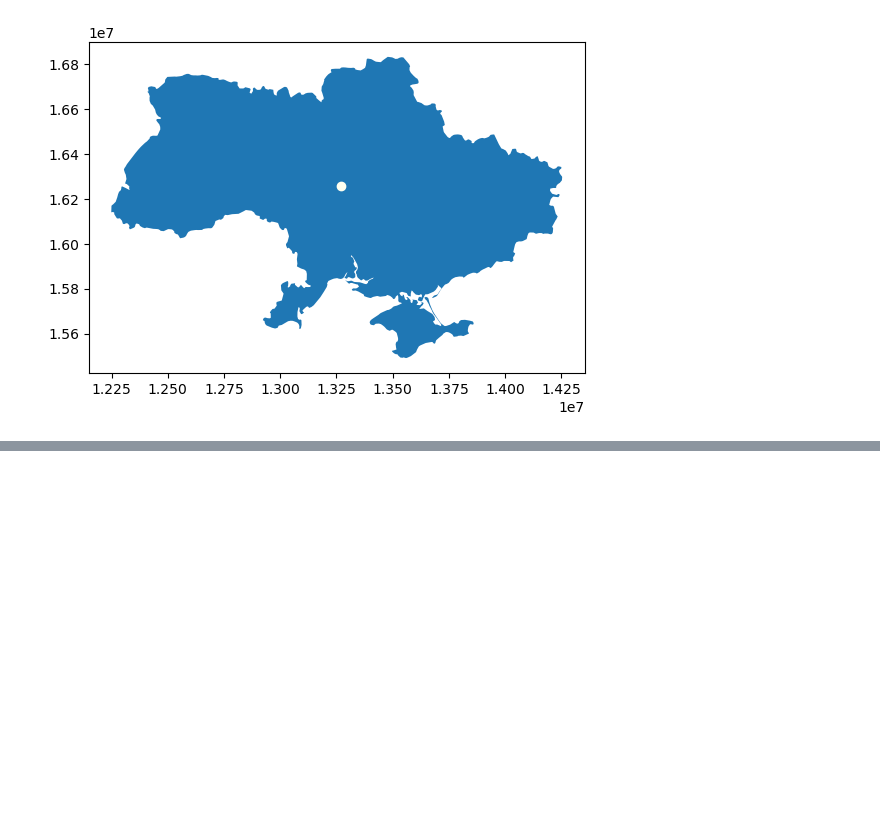
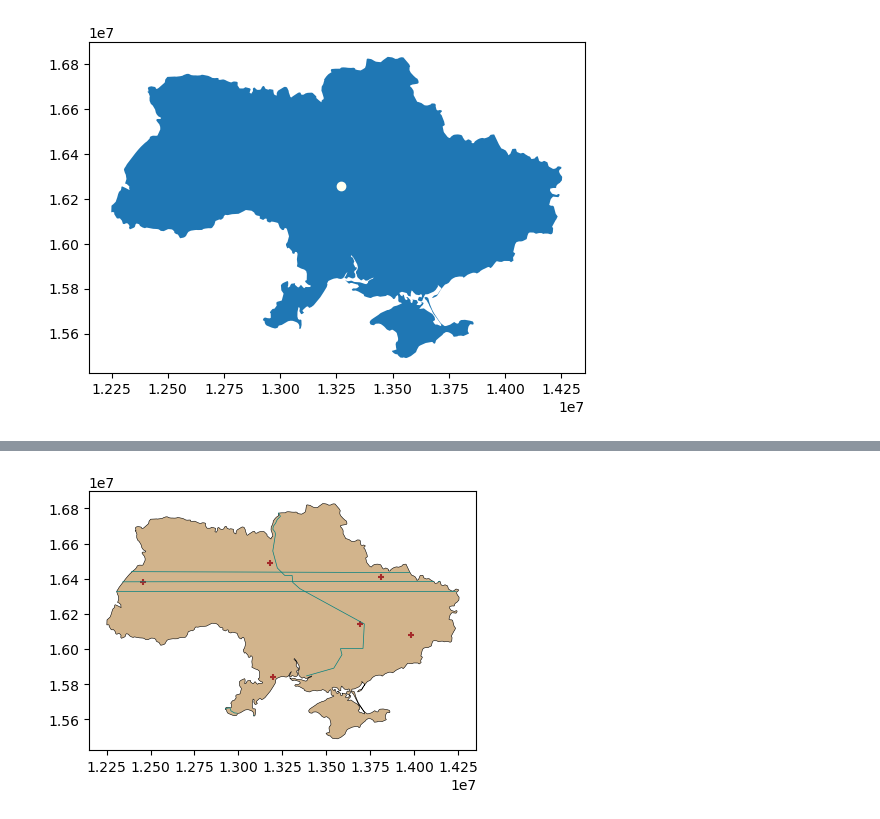
Before and after one commit to ZurinaGarcia/simpleplot, a Jupyter notebook: Untitled.ipynb, the cells around one changed output, grey strips where cells are left out. Saved outputs shown, nothing was run; the diff lists cells and outputs as text; code cells hidden in the pictures; blank space fills up the shorter version.

```diff
--- a/Untitled.ipynb
+++ b/Untitled.ipynb
@@ -185,0 +185,11 @@ rivers_5641.plot(edgecolor='blue', linewidth=0.5,ax=base)
+# %%
+# guardar imágenes
+
+import matplotlib.pyplot as plt
+
+base = ukraine_5641.plot(facecolor="tan", edgecolor='black', linewidth=0.4,figsize=(5,5))
+map2=cities_5641.plot(marker='+', color='brown', markersize=15,ax=base)
+mapEnd=rivers_5641.plot(edgecolor='teal', linewidth=0.5,ax=base)
+plt.savefig(os.path.join("figures",'mapEnd.jpg'))
+# %% [output]
+[figure, added]
```
Also changed, not shown: parts of 7 cells of this notebook, 2 other files.
